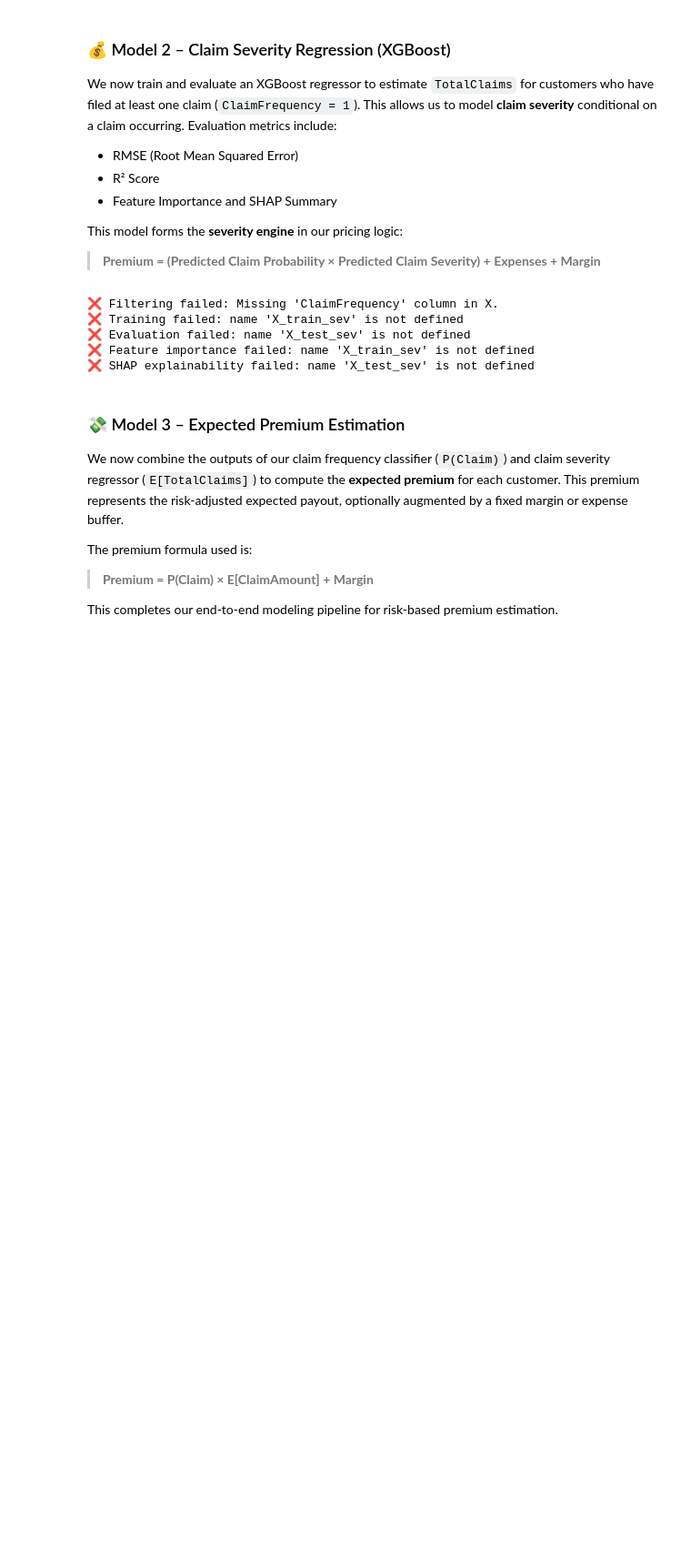
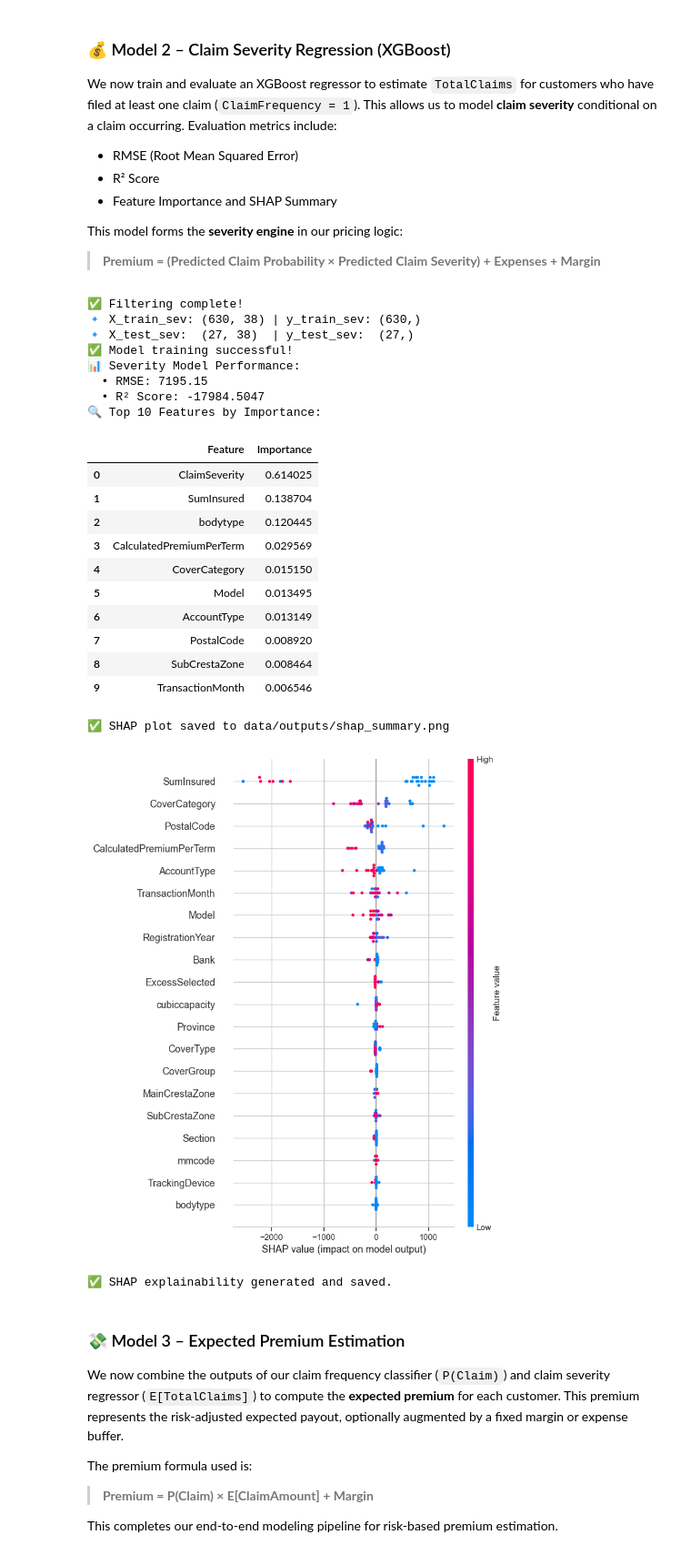
Before and after one commit to NabloP/b5w3-insurance-risk-modelling-challenge, a Jupyter notebook: notebooks/task-4-predictive-modeling.ipynb, the cells around one changed output. Shown: that part at 91% size. Drawn from its saved outputs; the diff is of its cells as text; code cells hidden in the pictures; blank space fills up the shorter version.

```diff
--- a/notebooks/task-4-predictive-modeling.ipynb
+++ b/notebooks/task-4-predictive-modeling.ipynb
@@ -610,63 +610,105 @@ This model forms the **severity engine** in our pricing logic:
 > **Premium = (Predicted Claim Probability × Predicted Claim Severity) + Expenses + Margin**
 # %%
 # ------------------------------------------------------------------------------
-# 💡 Train & Evaluate XGBoost Regressor for Claim Severity (Task 4)
+# 💡 Train & Evaluate XGBoost Regressor for Claim Severity (Task 4 – B5W3)
+# ------------------------------------------------------------------------------
+# Trains a regressor ONLY on samples where ClaimFrequency == 1 to model severity.
+# Handles index alignment, filtering, model training, evaluation, feature importance,
+# and SHAP explainability with full defensive programming and diagnostics.
 # ------------------------------------------------------------------------------
 
+# 🔧 Import custom regressor trainer
 from src.modeling.xgboost_regressor_trainer import XGBoostRegressorTrainer
 
-# Step 1: Instantiate the regressor trainer
+# ✅ Step 1: Instantiate trainer with fixed random seed
 xgb_regressor = XGBoostRegressorTrainer(random_state=42)
 
-# Step 2: Filter data to rows with ClaimFrequency == 1 (claims > 0 only)
+# ✅ Step 2: Inject ClaimFrequency into X for filtering, then align indices
 try:
+    # Add ClaimFrequency from y_class_* back into feature matrices
+    X_train_tmp = X_train.copy()
+    X_train_tmp["ClaimFrequency"] = y_class_train
+    X_test_tmp = X_test.copy()
+    X_test_tmp["ClaimFrequency"] = y_class_test
+
+    # Align indices to avoid boolean indexing issues
+    X_train_tmp = X_train_tmp.reset_index(drop=True)
+    X_test_tmp = X_test_tmp.reset_index(drop=True)
+    y_reg_train_aligned = y_reg_train.reset_index(drop=True)
+    y_reg_test_aligned = y_reg_test.reset_index(drop=True)
+
+    # Filter to rows where ClaimFrequency == 1 (positive claims only)
     X_train_sev, y_train_sev = xgb_regressor.filter_claim_positive(
-        X_train.copy(), y_reg_train.copy()
+        X_train_tmp, y_reg_train_aligned
     )
     X_test_sev, y_test_sev = xgb_regressor.filter_claim_positive(
-        X_test.copy(), y_reg_test.copy()
+        X_test_tmp, y_reg_test_aligned
     )
+
+    print("✅ Filtering complete!")
+    print(f"🔹 X_train_sev: {X_train_sev.shape} | y_train_sev: {y_train_sev.shape}")
+    print(f"🔹 X_test_sev:  {X_test_sev.shape}  | y_test_sev:  {y_test_sev.shape}")
 except Exception as e:
     print(f"❌ Filtering failed: {e}")
 
-# Step 3: Train model
+# ✅ Step 3: Train severity model on filtered (claims-only) data
 try:
     xgb_regressor.train(X_train_sev, y_train_sev)
+    print("✅ Model training successful!")
 except Exception as e:
     print(f"❌ Training failed: {e}")
 
-# Step 4: Predict and evaluate performance
+# ✅ Step 4: Predict on test set and evaluate performance
 try:
     xgb_reg_results = xgb_regressor.evaluate(X_test_sev, y_test_sev)
     print("📊 Severity Model Performance:")
-    print(f"  • RMSE: {xgb_reg_results['RMSE']}")
-    print(f"  • R² Score: {xgb_reg_results['R2']}")
+    print(f"  • RMSE: {xgb_reg_results['RMSE']:.2f}")
+    print(f"  • R² Score: {xgb_reg_results['R2']:.4f}")
 except Exception as e:
     print(f"❌ Evaluation failed: {e}")
 
-# Step 5: Show top features by importance
+# ✅ Step 5: Show top 10 features by importance
 try:
     feature_names = X_train_sev.columns.tolist()
     importance_df = xgb_regressor.get_feature_importance(feature_names)
+    print("🔍 Top 10 Features by Importance:")
     display(importance_df.head(10))
 except Exception as e:
     print(f"❌ Feature importance failed: {e}")
 
-# Step 6: SHAP summary plot (inline + save to file)
+# ✅ Step 6: Generate SHAP summary plot and save to disk
 try:
     shap_values = xgb_regressor.compute_shap(
-        X_sample=X_test_sev,
+        X_sample=X_test_sev,  # Subsample or full test set
         feature_names=feature_names,
         save_path="data/outputs/shap_summary.png",
     )
+    print("✅ SHAP explainability generated and saved.")
 except Exception as e:
     print(f"❌ SHAP explainability failed: {e}")
 # %% [output]
-❌ Filtering failed: Missing 'ClaimFrequency' column in X.
-❌ Training failed: name 'X_train_sev' is not defined
-❌ Evaluation failed: name 'X_test_sev' is not defined
-❌ Feature importance failed: name 'X_train_sev' is not defined
-❌ SHAP explainability failed: name 'X_test_sev' is not defined
+✅ Filtering complete!
+🔹 X_train_sev: (630, 38) | y_train_sev: (630,)
+🔹 X_test_sev:  (27, 38)  | y_test_sev:  (27,)
+✅ Model training successful!
+📊 Severity Model Performance:
+  • RMSE: 7195.15
+  • R² Score: -17984.5047
+🔍 Top 10 Features by Importance:
+|  | Feature | Importance |
+| 0 | ClaimSeverity | 0.614025 |
+| 1 | SumInsured | 0.138704 |
+| 2 | bodytype | 0.120445 |
+| 3 | CalculatedPremiumPerTerm | 0.029569 |
+| 4 | CoverCategory | 0.015150 |
+| 5 | Model | 0.013495 |
+| 6 | AccountType | 0.013149 |
+| 7 | PostalCode | 0.008920 |
+| 8 | SubCrestaZone | 0.008464 |
+| 9 | TransactionMonth | 0.006546 |
+✅ SHAP plot saved to data/outputs/shap_summary.png
+[figure, added]
+✅ SHAP explainability generated and saved.
 # %% [markdown]
 ### 💸 Model 3 – Expected Premium Estimation
 
```
Also changed, not shown: parts of 1 cell of this notebook, 5 other files.
